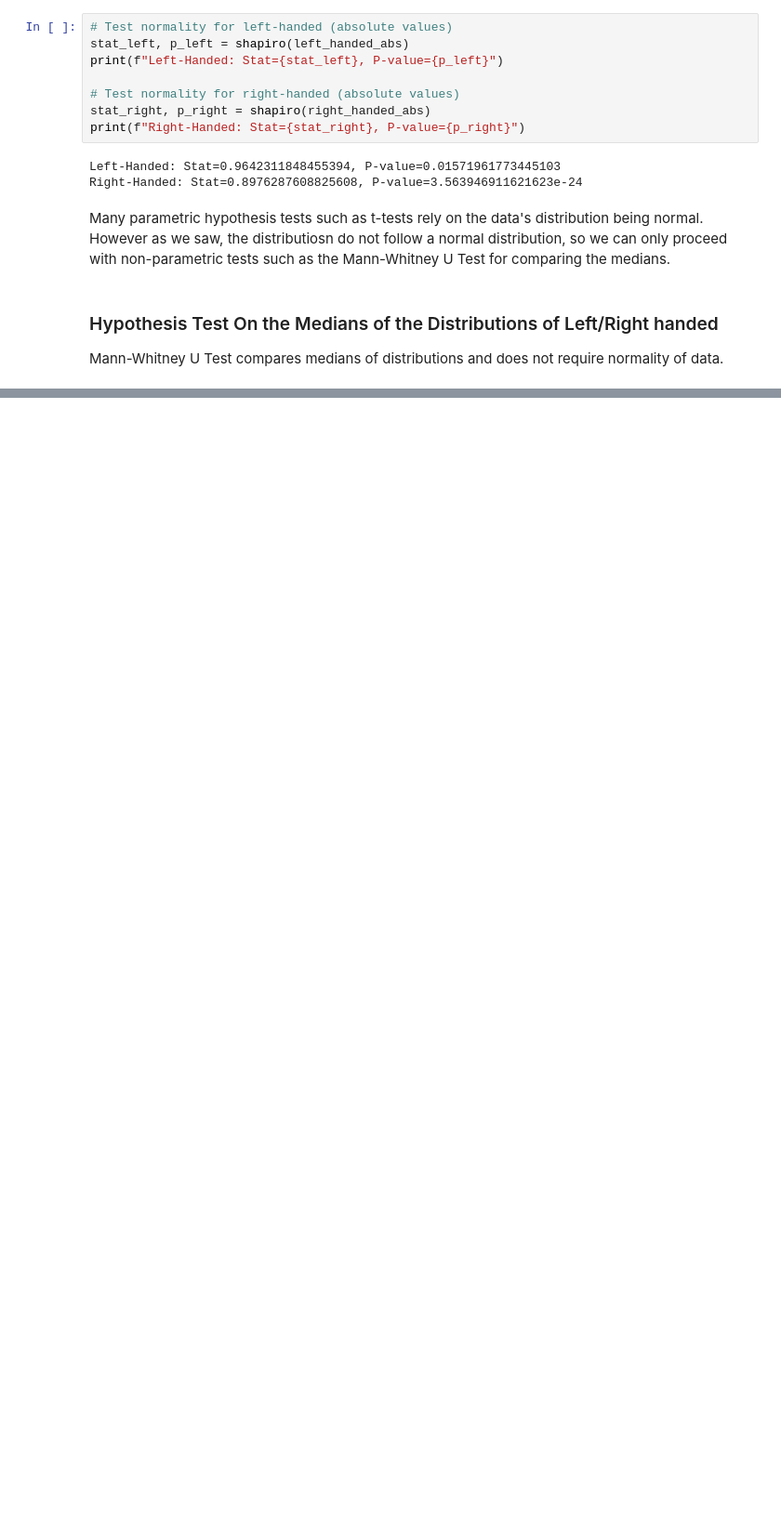
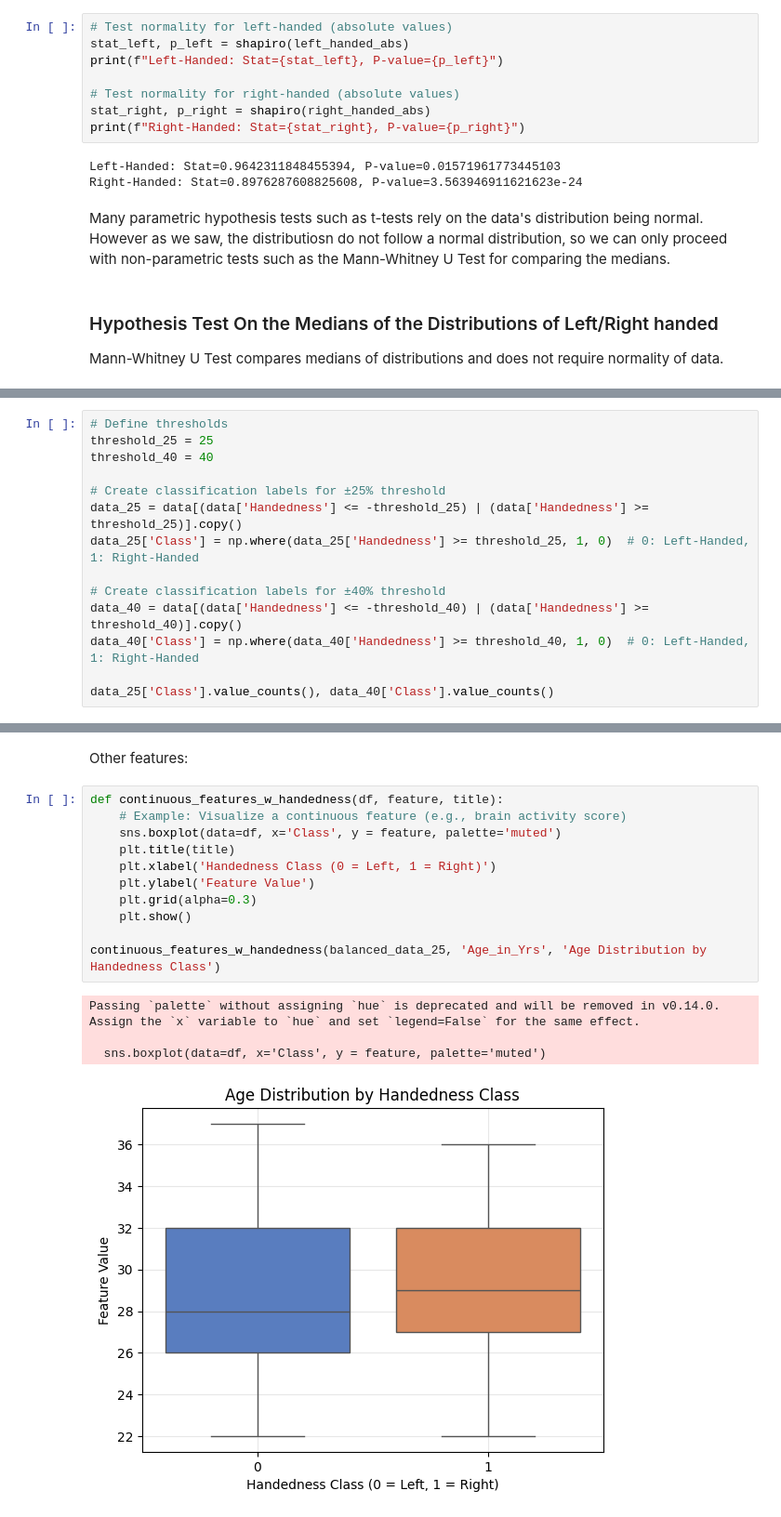
Before and after one commit to vickyli1015/PRIVATE-DSC180B-Functional-Connectivity-Project, a Jupyter notebook: Vicky_Week2_EDA.ipynb, the cells around one changed output, grey strips where cells are left out. Shown at 93% size. Drawn from its saved outputs; the diff is of its cells as text; blank space fills up the shorter version.

```diff
--- a/Vicky_Week2_EDA.ipynb
+++ b/Vicky_Week2_EDA.ipynb
@@ -235,0 +276,14 @@ showed significant difference between the handedness groups.
+# %%
+# Define thresholds
+threshold_25 = 25
+threshold_40 = 40
+
+# Create classification labels for ±25% threshold
+data_25 = data[(data['Handedness'] <= -threshold_25) | (data['Handedness'] >= threshold_25)].copy()
+data_25['Class'] = np.where(data_25['Handedness'] >= threshold_25, 1, 0)  # 0: Left-Handed, 1: Right-Handed
+
+# Create classification labels for ±40% threshold
+data_40 = data[(data['Handedness'] <= -threshold_40) | (data['Handedness'] >= threshold_40)].copy()
+data_40['Class'] = np.where(data_40['Handedness'] >= threshold_40, 1, 0)  # 0: Left-Handed, 1: Right-Handed
+
+data_25['Class'].value_counts(), data_40['Class'].value_counts()
@@ -235,0 +389,18 @@ showed significant difference between the handedness groups.
+# %% [markdown]
+Other features:
+# %%
+def continuous_features_w_handedness(df, feature, title):
+    # Example: Visualize a continuous feature (e.g., brain activity score)
+    sns.boxplot(data=df, x='Class', y = feature, palette='muted')
+    plt.title(title)
+    plt.xlabel('Handedness Class (0 = Left, 1 = Right)')
+    plt.ylabel('Feature Value')
+    plt.grid(alpha=0.3)
+    plt.show()
+
+continuous_features_w_handedness(balanced_data_25, 'Age_in_Yrs', 'Age Distribution by Handedness Class')
+# %% [output]
+Passing `palette` without assigning `hue` is deprecated and will be removed in v0.14.0. Assign the `x` variable to `hue` and set `legend=False` for the same effect.
+
+  sns.boxplot(data=df, x='Class', y = feature, palette='muted')
+[figure, added]
```
Also changed, not shown: parts of 23 cells of this notebook.
